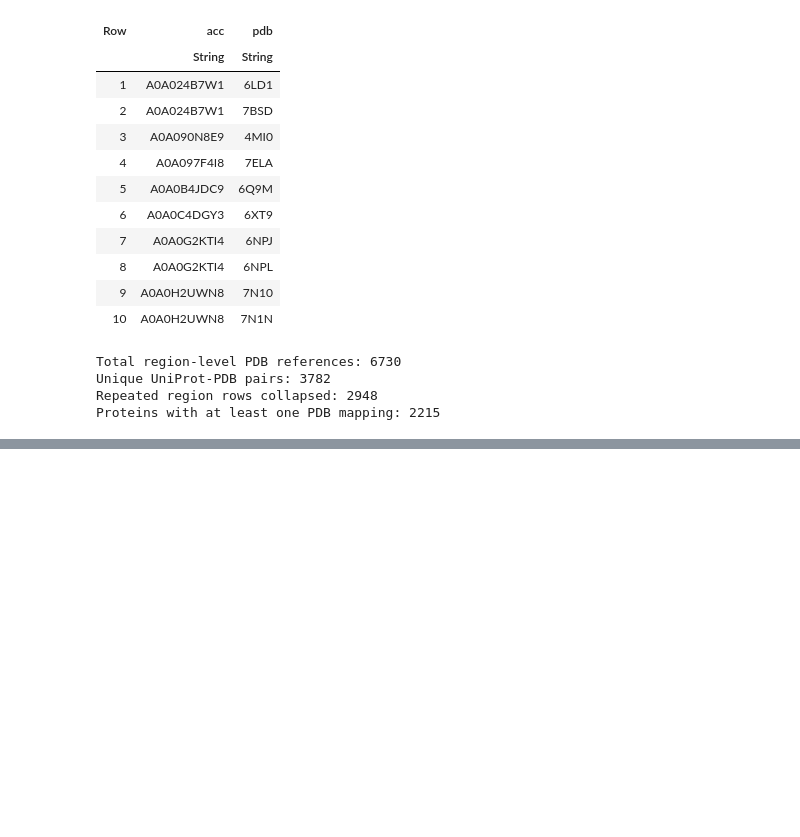
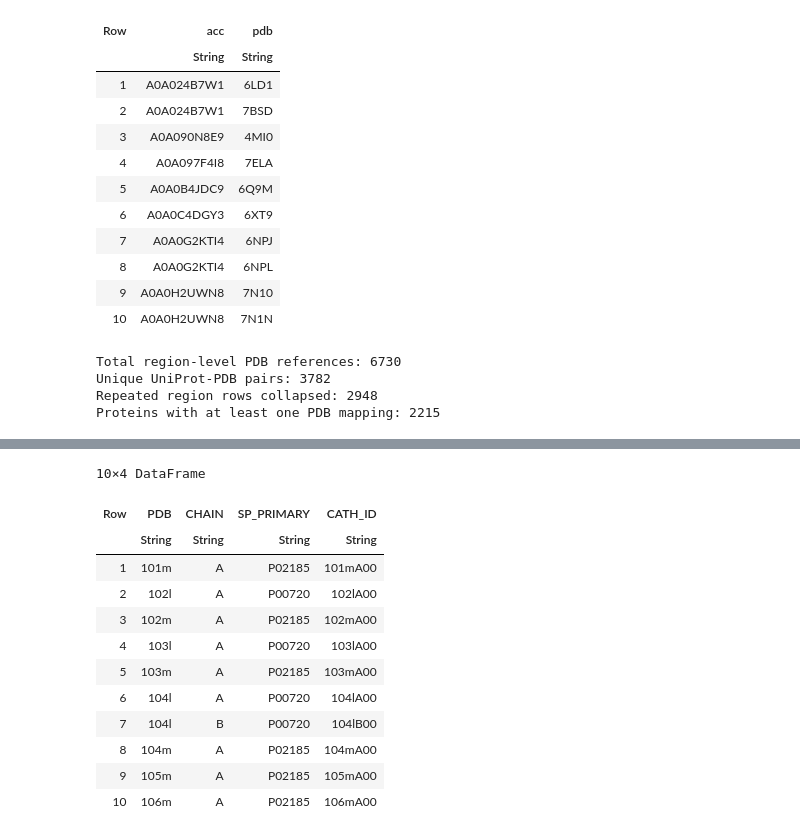
Before and after one commit to diegozea/IDRBindingDataset.jl, a Jupyter notebook: scripts/04_first_stats.ipynb, the cells around one changed output, grey strips where cells are left out. Saved outputs shown, nothing was run; the diff lists cells and outputs as text; code cells hidden in the pictures; blank space fills up the shorter version.

```diff
--- a/scripts/04_first_stats.ipynb
+++ b/scripts/04_first_stats.ipynb
@@ -249,0 +298,19 @@ Proteins with at least one PDB mapping: 2215
+# %%
+# Convert and preview the CATH+UniProt summary table.
+const SIFTS_CATH_UNIPROT_DF = DataFrame(SIFTS_CATH_UNIPROT.table, SIFTS_CATH_UNIPROT.colnames)
+
+first(SIFTS_CATH_UNIPROT_DF, 10)
+# %% [output]
+10×4 DataFrame
+| Row | PDB | CHAIN | SP_PRIMARY | CATH_ID |
+|  | String | String | String | String |
+| 1 | 101m | A | P02185 | 101mA00 |
+| 2 | 102l | A | P00720 | 102lA00 |
+| 3 | 102m | A | P02185 | 102mA00 |
+| 4 | 103l | A | P00720 | 103lA00 |
+| 5 | 103m | A | P02185 | 103mA00 |
+| 6 | 104l | A | P00720 | 104lA00 |
+| 7 | 104l | B | P00720 | 104lB00 |
+| 8 | 104m | A | P02185 | 104mA00 |
+| 9 | 105m | A | P02185 | 105mA00 |
+| 10 | 106m | A | P02185 | 106mA00 |
```
Also changed, not shown: parts of 8 cells of this notebook.
